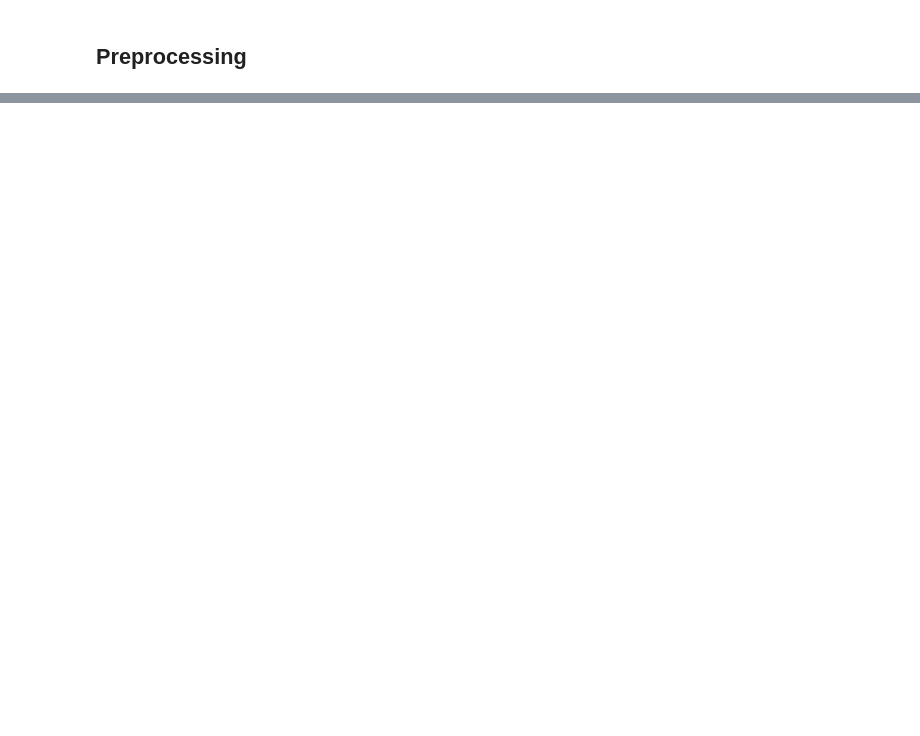
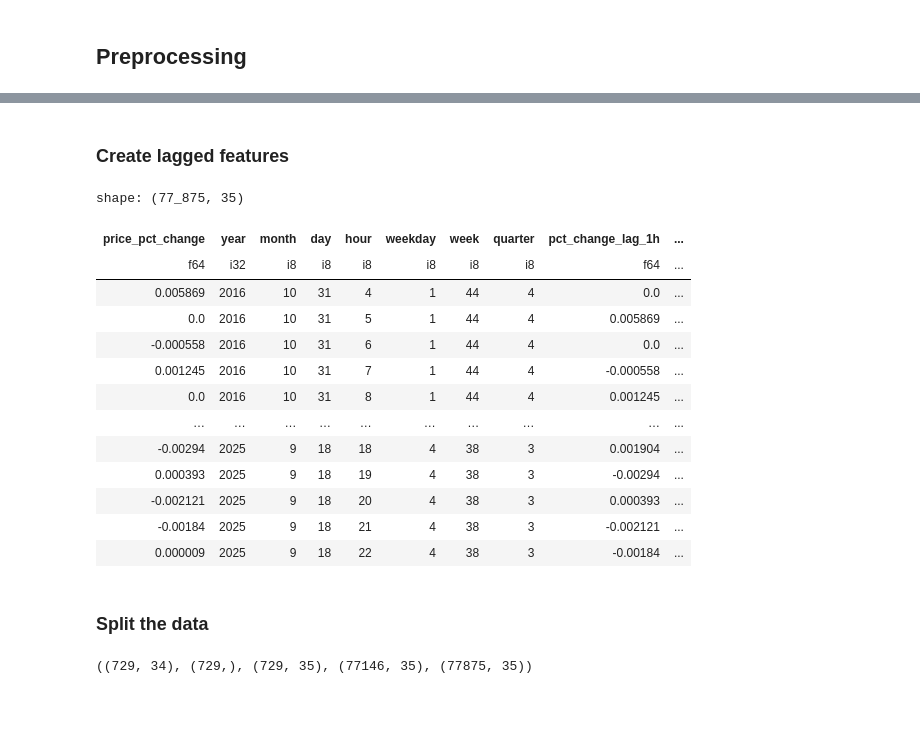
Before and after one commit to 1pawn0/time-series-forecasting-lab, a Jupyter notebook: preprocessing_the_data.ipynb, the cells around one changed output, grey strips where cells are left out. Cells and saved outputs as stored; diff of their text form; code cells hidden in the pictures; blank space fills up the shorter version.

```diff
--- a/preprocessing_the_data.ipynb
+++ b/preprocessing_the_data.ipynb
@@ -213,0 +260,43 @@ acf_pacf_fig.show()
+# %%
+prices = price_pct_changes_df.with_columns([
+    pl.col("date").dt.year().alias("year"),
+    pl.col("date").dt.month().alias("month"),
+    pl.col("date").dt.day().alias("day"),
+    pl.col("date").dt.hour().alias("hour"),
+    pl.col("date").dt.weekday().alias("weekday"),
+    pl.col("date").dt.week().alias("week"),
+    pl.col("date").dt.quarter().alias("quarter"),
+]).sort('date').drop("date")
+# %% [markdown]
+### Create lagged features
+# %%
+hours: int = 27
+expr_list: list[pl.Expr] = [pl.col("price_pct_change").shift(i).alias(f"pct_change_lag_{i}h") for i in range(1, hours + 1)]
+lagged_df = prices.with_columns(expr_list).drop_nulls().drop('price')
+lagged_df
+# %% [output]
+shape: (77_875, 35)
+| price_pct_change | year | month | day | hour | weekday | week | quarter | pct_change_lag_1h | ... |
+| f64 | i32 | i8 | i8 | i8 | i8 | i8 | i8 | f64 | ... |
+| 0.005869 | 2016 | 10 | 31 | 4 | 1 | 44 | 4 | 0.0 | ... |
+| 0.0 | 2016 | 10 | 31 | 5 | 1 | 44 | 4 | 0.005869 | ... |
+| -0.000558 | 2016 | 10 | 31 | 6 | 1 | 44 | 4 | 0.0 | ... |
+| 0.001245 | 2016 | 10 | 31 | 7 | 1 | 44 | 4 | -0.000558 | ... |
+| 0.0 | 2016 | 10 | 31 | 8 | 1 | 44 | 4 | 0.001245 | ... |
+| … | … | … | … | … | … | … | … | … | ... |
+| -0.00294 | 2025 | 9 | 18 | 18 | 4 | 38 | 3 | 0.001904 | ... |
+| 0.000393 | 2025 | 9 | 18 | 19 | 4 | 38 | 3 | -0.00294 | ... |
+| -0.002121 | 2025 | 9 | 18 | 20 | 4 | 38 | 3 | 0.000393 | ... |
+| -0.00184 | 2025 | 9 | 18 | 21 | 4 | 38 | 3 | -0.002121 | ... |
+| 0.000009 | 2025 | 9 | 18 | 22 | 4 | 38 | 3 | -0.00184 | ... |
+# %% [markdown]
+### Split the data
+# %%
+# @title Split the test set
+split_point = lagged_df.height - (hours ** 2)
+train_df = lagged_df.slice(0,split_point)
+test_df = lagged_df.slice(split_point, lagged_df.height)
+X_test, y_test = test_df.drop('price_pct_change'), test_df['price_pct_change']
+X_test.shape, y_test.shape, test_df.shape, train_df.shape, lagged_df.shape
+# %% [output]
+((729, 34), (729,), (729, 35), (77146, 35), (77875, 35))
@@ -213,0 +309,2 @@ acf_pacf_fig.show()
+# %% [markdown]
+###
```
Also changed, not shown: parts of 9 cells of this notebook.
